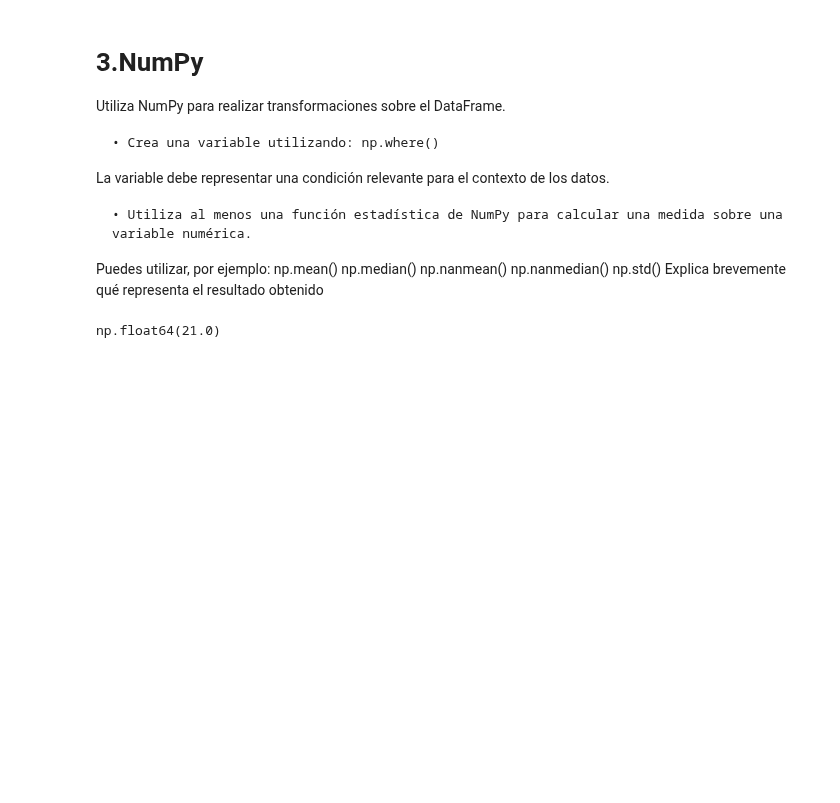
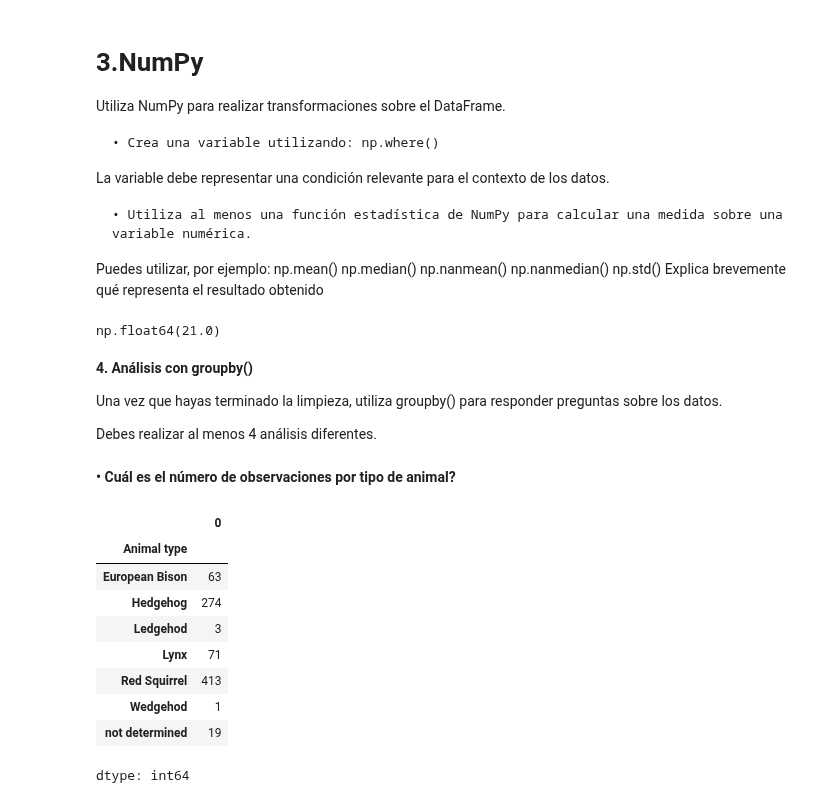
Before and after one commit to juanalvarez2491-web/Entregables-BIT-JuanCarlosAlvarezOchoa, a Jupyter notebook: Actividad_2_Limpieza_y_análisis_de_datos_con_Pandas_+_NumPy.ipynb, the cells around one changed output. Cells and saved outputs as stored; diff of their text form; code cells hidden in the pictures; blank space fills up the shorter version.

```diff
--- a/Actividad_2_Limpieza_y_análisis_de_datos_con_Pandas_+_NumPy.ipynb
+++ b/Actividad_2_Limpieza_y_análisis_de_datos_con_Pandas_+_NumPy.ipynb
@@ -562,3 +578,24 @@ mediana_peso = np.nanmedian(df["Body Length cm"])
 mediana_peso
 # %% [output]
 np.float64(21.0)
+# %% [markdown]
+**4. Análisis con groupby()**
+
+Una vez que hayas terminado la limpieza, utiliza groupby() para responder preguntas sobre los datos.
+
+Debes realizar al menos 4 análisis diferentes.
+# %% [markdown]
+ **• Cuál es el número de observaciones por tipo de animal?**
+# %%
+df.groupby("Animal type").size()
+# %% [output]
+|  | 0 |
+| Animal type |  |
+| European Bison | 63 |
+| Hedgehog | 274 |
+| Ledgehod | 3 |
+| Lynx | 71 |
+| Red Squirrel | 413 |
+| Wedgehod | 1 |
+| not determined | 19 |
+dtype: int64
```
Also changed, not shown: parts of 12 cells of this notebook.
